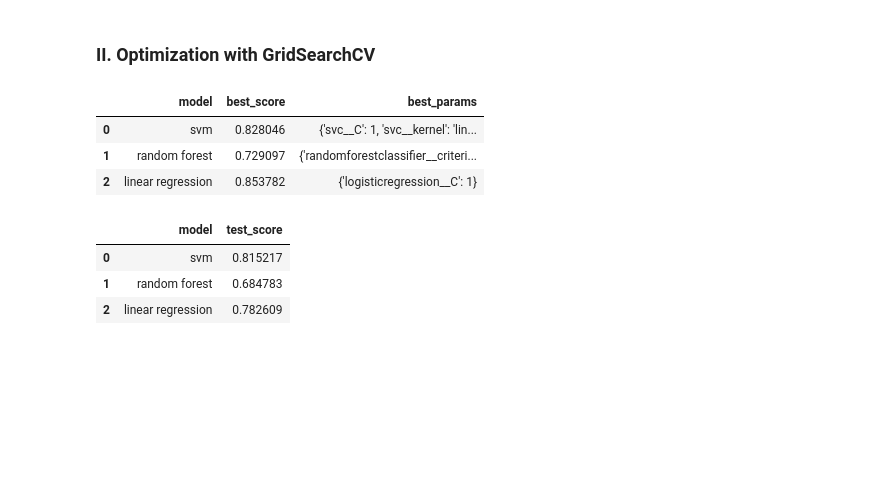
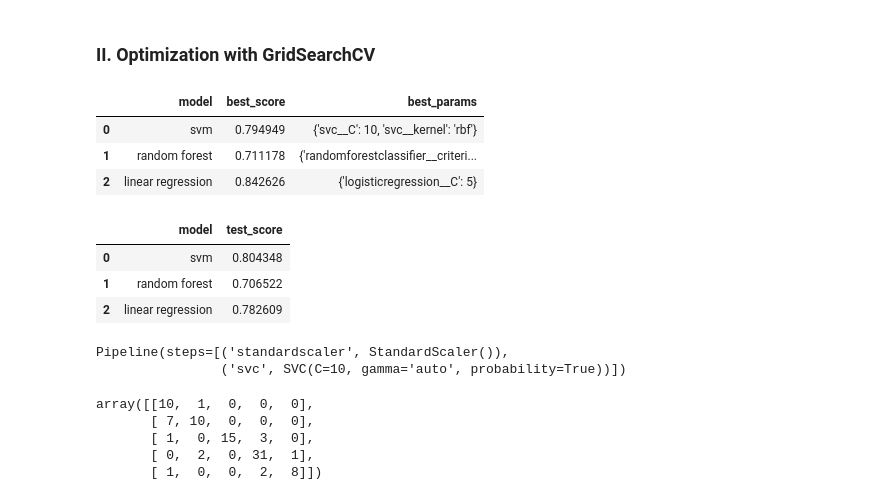
Before and after one commit to SayliMN/LeadersClassifier, a Jupyter notebook: Model/Leaders_classifier.ipynb, the cells around one changed output. Cells and saved outputs as stored; diff of their text form; code cells hidden in the pictures; blank space fills up the shorter version.

```diff
--- a/Model/Leaders_classifier.ipynb
+++ b/Model/Leaders_classifier.ipynb
@@ -269,25 +269,25 @@ model_params = {
 # %%
 scores = []
 best_estimators = {}
 
 for classifier, mp in model_params.items():
     pipe = make_pipeline(StandardScaler(), mp["model"])
-    clf =  GridSearchCV(pipe, mp["params"], cv = 8, return_train_score=False)
+    clf =  GridSearchCV(pipe, mp["params"], cv = 5, return_train_score=False)
     clf.fit(X_train, y_train)
     scores.append({
-        'model': classifier,
-        'best_score': clf.best_score_,
-        'best_params': clf.best_params_
+        "model": classifier,
+        "best_score": clf.best_score_,
+        "best_params": clf.best_params_
     })
     best_estimators[classifier] = clf.best_estimator_
 
 df = pd.DataFrame(scores,columns=['model','best_score','best_params'])
 df
 # %% [output]
 |  | model | best_score | best_params |
-| 0 | svm | 0.828046 | {'svc__C': 1, 'svc__kernel': 'lin... |
-| 1 | random forest | 0.729097 | {'randomforestclassifier__criteri... |
-| 2 | linear regression | 0.853782 | {'logisticregression__C': 1} |
+| 0 | svm | 0.794949 | {'svc__C': 10, 'svc__kernel': 'rbf'} |
+| 1 | random forest | 0.711178 | {'randomforestclassifier__criteri... |
+| 2 | linear regression | 0.842626 | {'logisticregression__C': 5} |
 # %%
 score_test = []
 for classifier in model_params.keys():
@@ -300,6 +300,23 @@ df_test = pd.DataFrame(score_test, columns=["model", "test_score"])
 df_test
 # %% [output]
 |  | model | test_score |
-| 0 | svm | 0.815217 |
-| 1 | random forest | 0.684783 |
+| 0 | svm | 0.804348 |
+| 1 | random forest | 0.706522 |
 | 2 | linear regression | 0.782609 |
+# %%
+best_clf = best_estimators['svm']
+best_clf
+# %% [output]
+Pipeline(steps=[('standardscaler', StandardScaler()),
+                ('svc', SVC(C=10, gamma='auto', probability=True))])
+# %%
+from sklearn.metrics import confusion_matrix
+
+cm = confusion_matrix(y_test, best_clf.predict(X_test))
+cm
+# %% [output]
+array([[10,  1,  0,  0,  0],
+       [ 7, 10,  0,  0,  0],
+       [ 1,  0, 15,  3,  0],
+       [ 0,  2,  0, 31,  1],
+       [ 1,  0,  0,  2,  8]])
```
Also changed, not shown: parts of 1 cell of this notebook.
